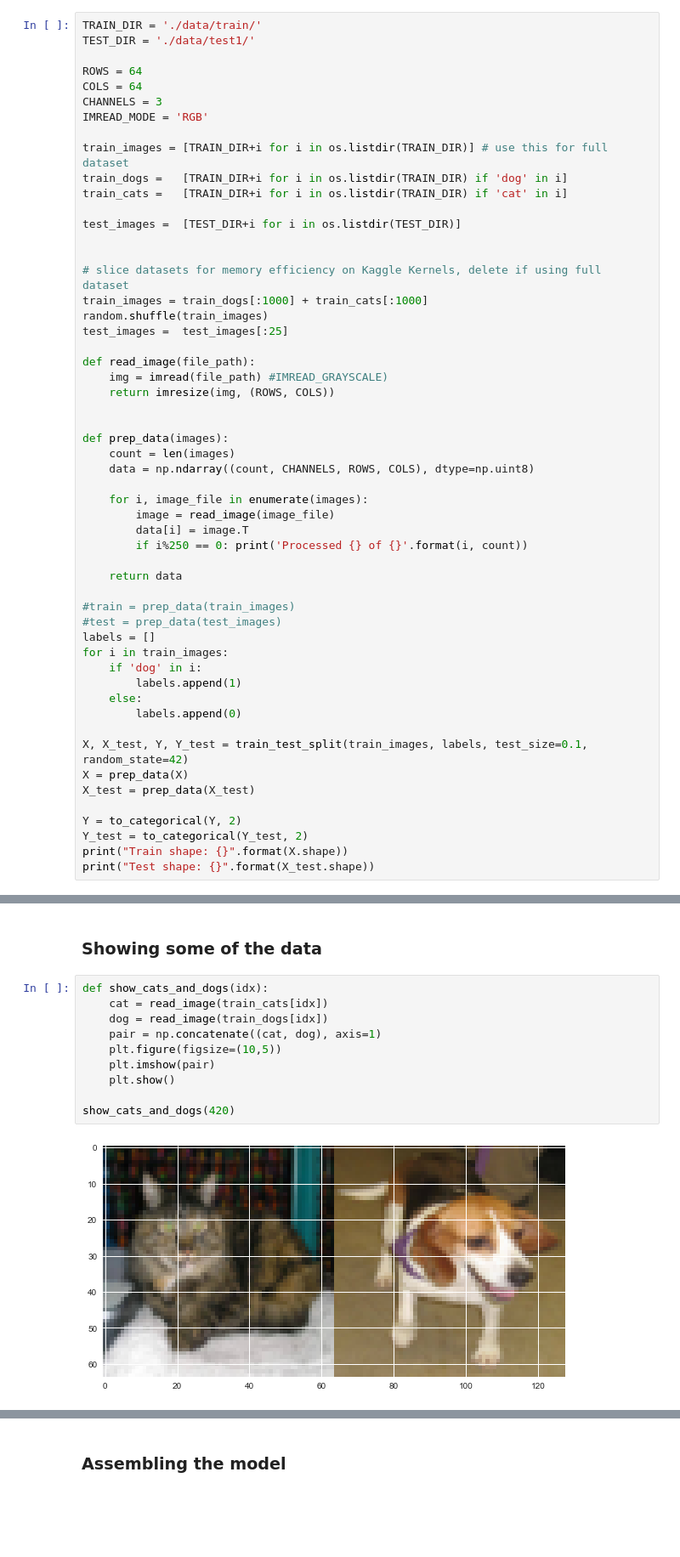
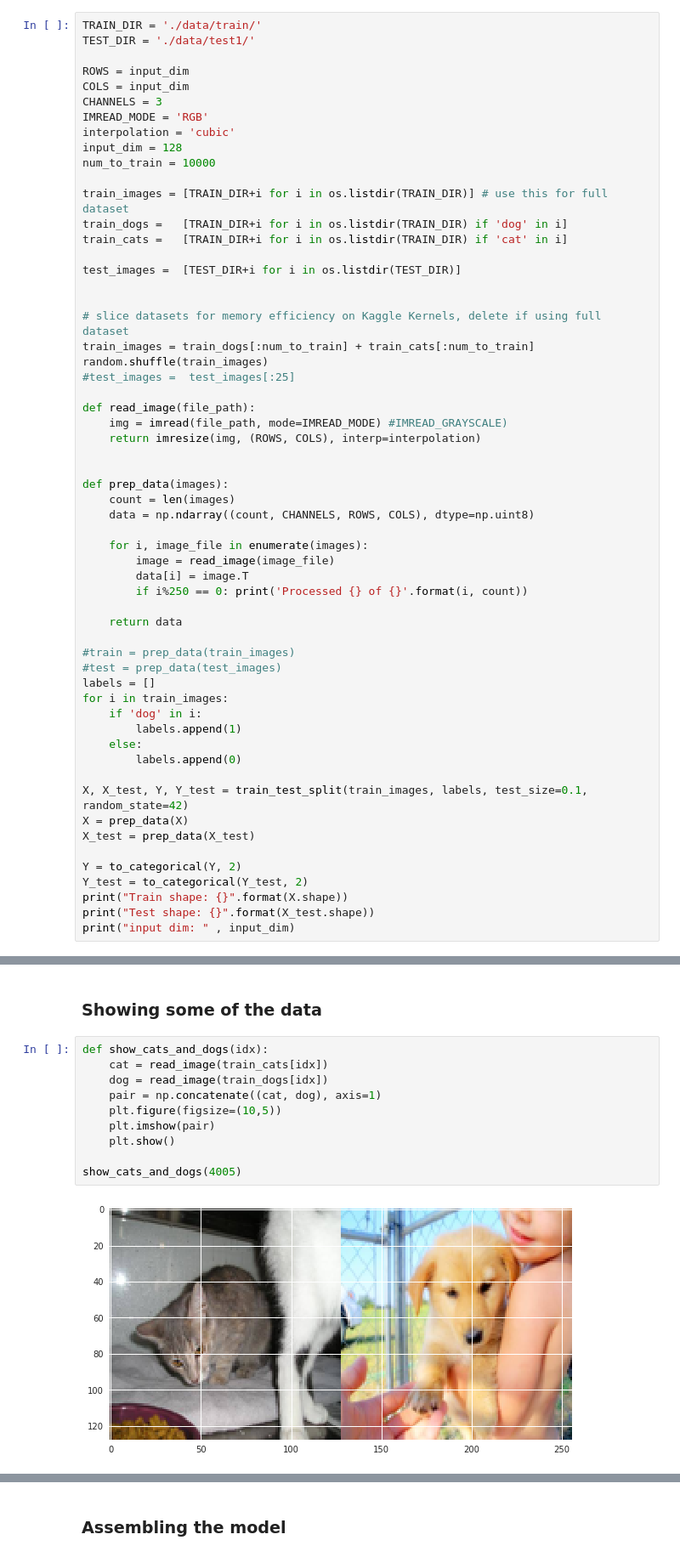
Before and after one commit to theamazingfedex/dogsvscats, a Jupyter notebook: Cats VS Dogs.ipynb, the cells around one changed output, grey strips where cells are left out. Shown at 85% size. Cells and saved outputs as stored; diff of their text form; blank space fills up the shorter version.

```diff
--- a/Cats VS Dogs.ipynb
+++ b/Cats VS Dogs.ipynb
@@ -18,10 +19,13 @@ from matplotlib import ticker
 TRAIN_DIR = './data/train/'
 TEST_DIR = './data/test1/'
 
-ROWS = 64
-COLS = 64
+ROWS = input_dim
+COLS = input_dim
 CHANNELS = 3
 IMREAD_MODE = 'RGB'
+interpolation = 'cubic'
+input_dim = 128
+num_to_train = 10000
 
 train_images = [TRAIN_DIR+i for i in os.listdir(TRAIN_DIR)] # use this for full dataset
 train_dogs =   [TRAIN_DIR+i for i in os.listdir(TRAIN_DIR) if 'dog' in i]
@@ -31,13 +35,13 @@ test_images =  [TEST_DIR+i for i in os.listdir(TEST_DIR)]
 
 
 # slice datasets for memory efficiency on Kaggle Kernels, delete if using full dataset
-train_images = train_dogs[:1000] + train_cats[:1000]
+train_images = train_dogs[:num_to_train] + train_cats[:num_to_train]
 random.shuffle(train_images)
-test_images =  test_images[:25]
+#test_images =  test_images[:25]
 
 def read_image(file_path):
-    img = imread(file_path) #IMREAD_GRAYSCALE)
-    return imresize(img, (ROWS, COLS))
+    img = imread(file_path, mode=IMREAD_MODE) #IMREAD_GRAYSCALE)
+    return imresize(img, (ROWS, COLS), interp=interpolation)
 
 
 def prep_data(images):
@@ -68,4 +72,5 @@ Y = to_categorical(Y, 2)
 Y_test = to_categorical(Y_test, 2)
 print("Train shape: {}".format(X.shape))
 print("Test shape: {}".format(X_test.shape))
+print("input dim: " , input_dim)
 # %% [output]
@@ -104,15 +115,15 @@ Y.shape
 # %%
 def show_cats_and_dogs(idx):
     cat = read_image(train_cats[idx])
     dog = read_image(train_dogs[idx])
     pair = np.concatenate((cat, dog), axis=1)
     plt.figure(figsize=(10,5))
     plt.imshow(pair)
     plt.show()
 
-show_cats_and_dogs(420)
+show_cats_and_dogs(4005)
 # %% [output]
-[figure, old version]
+[figure, new version]
 # %%
 dog_avg = np.array([dog[0].T for i, dog in enumerate(X) if labels[i]==1]).mean(axis=0)
 plt.imshow(dog_avg)
```
Also changed, not shown: parts of 17 cells of this notebook.
